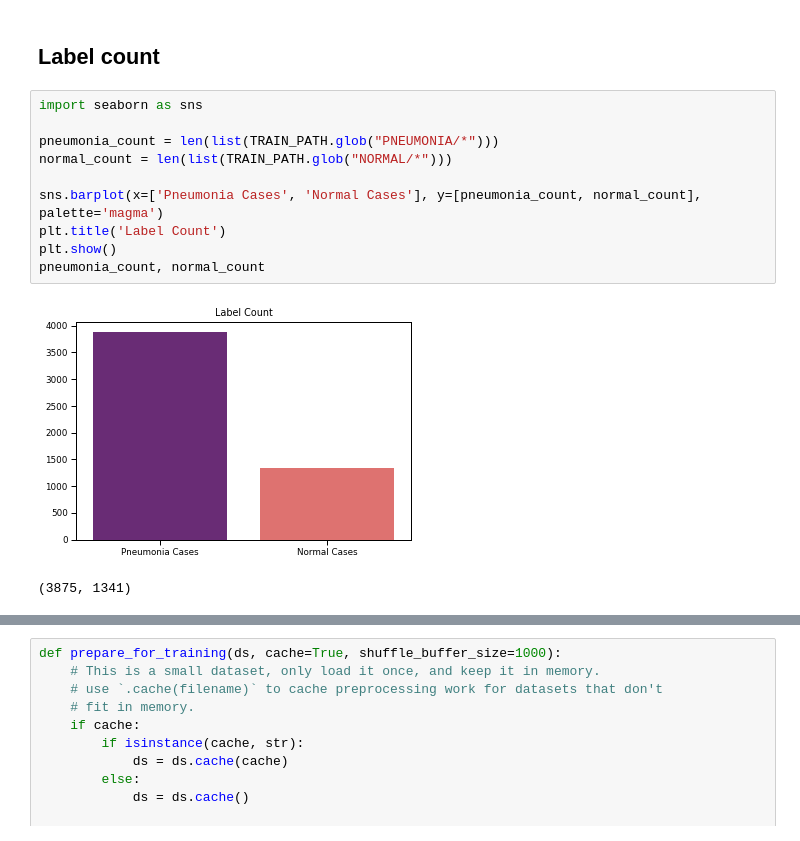
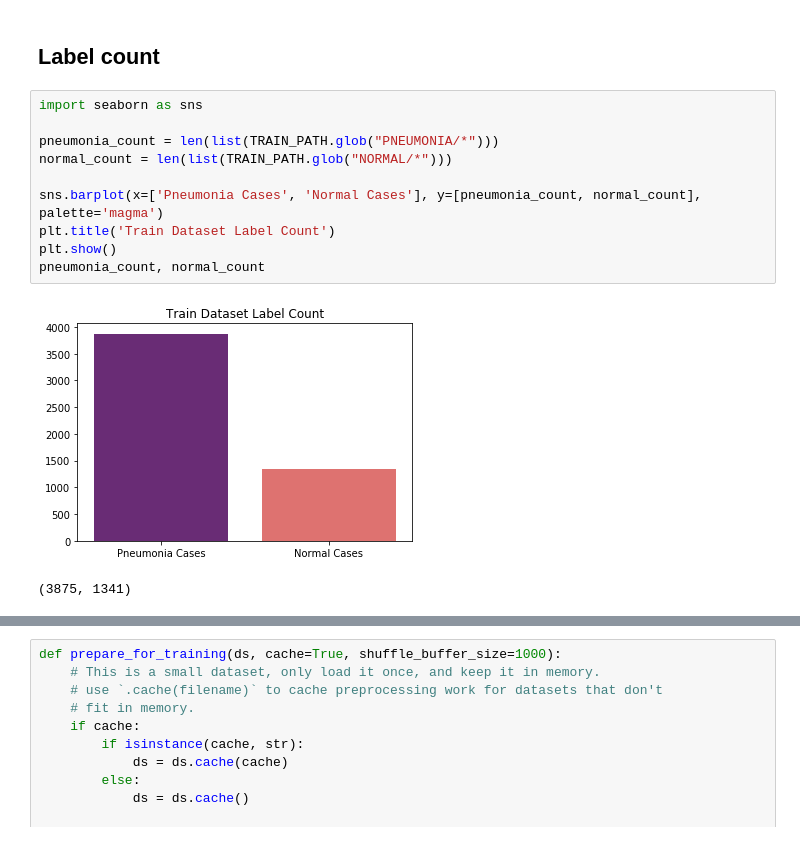
Before and after one commit to deeplearningunb/pneumonia-diagnosis, a Jupyter notebook: demo.ipynb, the cells around one changed output, grey strips where cells are left out. Cells and saved outputs as stored; diff of their text form.

```diff
--- a/demo.ipynb
+++ b/demo.ipynb
@@ -114,13 +114,13 @@ Label:  [ True False]
 # %%
 import seaborn as sns
 
 pneumonia_count = len(list(TRAIN_PATH.glob("PNEUMONIA/*")))
 normal_count = len(list(TRAIN_PATH.glob("NORMAL/*")))
 
 sns.barplot(x=['Pneumonia Cases', 'Normal Cases'], y=[pneumonia_count, normal_count], palette='magma')
-plt.title('Label Count')
+plt.title('Train Dataset Label Count')
 plt.show()
 pneumonia_count, normal_count
 # %% [output]
-[figure, old version]
+[figure, new version]
 (3875, 1341)
```
Also changed, not shown: parts of 6 cells of this notebook.
